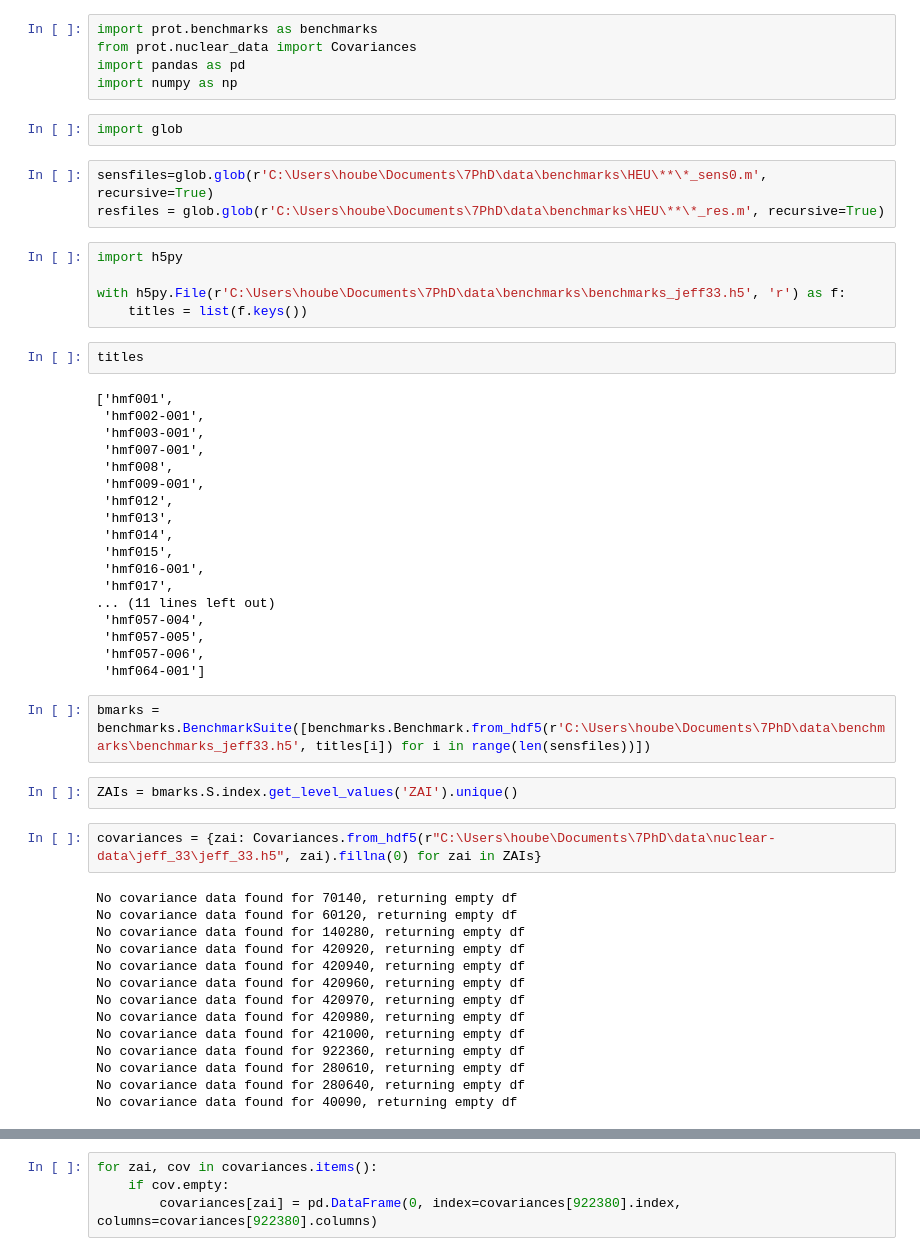
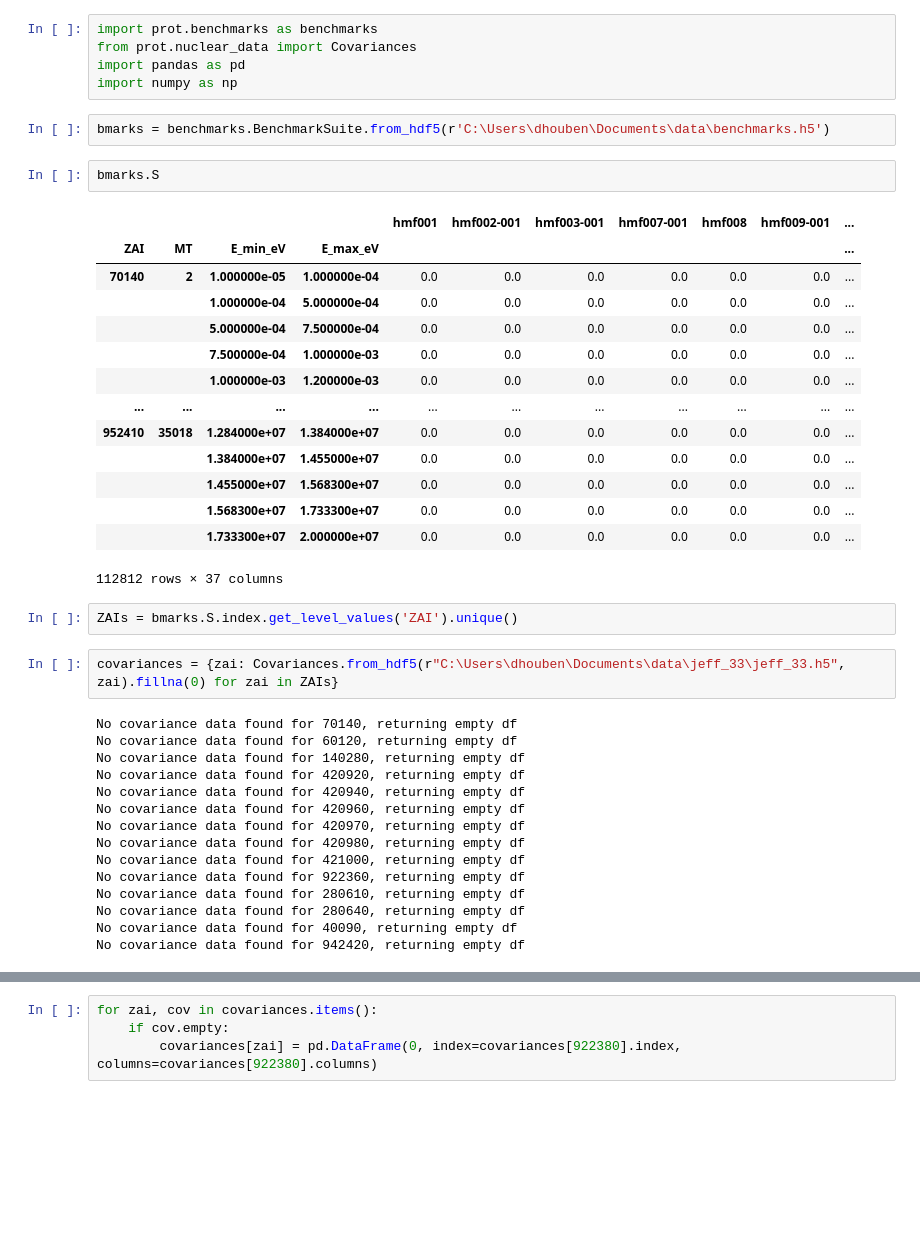
Before and after one commit to daan1392/PROT, a Jupyter notebook: notebooks/sensitivity.ipynb, the cells around one changed output, grey strips where cells are left out. Saved outputs shown, nothing was run; the diff lists cells and outputs as text; blank space fills up the shorter version.

```diff
--- a/notebooks/sensitivity.ipynb
+++ b/notebooks/sensitivity.ipynb
@@ -11,42 +11,29 @@ import prot.benchmarks as benchmarks
 from prot.nuclear_data import Covariances
 import pandas as pd
 import numpy as np
-# %%
-import glob
-# %%
-sensfiles=glob.glob(r'C:\Users\hoube\Documents\7PhD\data\benchmarks\HEU\**\*_sens0.m', recursive=True)
-resfiles = glob.glob(r'C:\Users\hoube\Documents\7PhD\data\benchmarks\HEU\**\*_res.m', recursive=True)
-# %%
-import h5py
-
-with h5py.File(r'C:\Users\hoube\Documents\7PhD\data\benchmarks\benchmarks_jeff33.h5', 'r') as f:
-    titles = list(f.keys())
-# %%
-titles
-# %% [output]
-['hmf001',
- 'hmf002-001',
- 'hmf003-001',
- 'hmf007-001',
- 'hmf008',
- 'hmf009-001',
- 'hmf012',
- 'hmf013',
- 'hmf014',
- 'hmf015',
- 'hmf016-001',
- 'hmf017',
-... (11 lines left out)
- 'hmf057-004',
- 'hmf057-005',
- 'hmf057-006',
- 'hmf064-001']
 # %%
-bmarks = benchmarks.BenchmarkSuite([benchmarks.Benchmark.from_hdf5(r'C:\Users\hoube\Documents\7PhD\data\benchmarks\benchmarks_jeff33.h5', titles[i]) for i in range(len(sensfiles))])
+bmarks = benchmarks.BenchmarkSuite.from_hdf5(r'C:\Users\dhouben\Documents\data\benchmarks.h5')
+# %%
+bmarks.S
+# %% [output]
+|  |  |  |  | hmf001 | hmf002-001 | hmf003-001 | hmf007-001 | hmf008 | hmf009-001 | ... |
+| ZAI | MT | E_min_eV | E_max_eV |  |  |  |  |  |  | ... |
+| 70140 | 2 | 1.000000e-05 | 1.000000e-04 | 0.0 | 0.0 | 0.0 | 0.0 | 0.0 | 0.0 | ... |
+|  |  | 1.000000e-04 | 5.000000e-04 | 0.0 | 0.0 | 0.0 | 0.0 | 0.0 | 0.0 | ... |
+|  |  | 5.000000e-04 | 7.500000e-04 | 0.0 | 0.0 | 0.0 | 0.0 | 0.0 | 0.0 | ... |
+|  |  | 7.500000e-04 | 1.000000e-03 | 0.0 | 0.0 | 0.0 | 0.0 | 0.0 | 0.0 | ... |
+|  |  | 1.000000e-03 | 1.200000e-03 | 0.0 | 0.0 | 0.0 | 0.0 | 0.0 | 0.0 | ... |
+| ... | ... | ... | ... | ... | ... | ... | ... | ... | ... | ... |
+| 952410 | 35018 | 1.284000e+07 | 1.384000e+07 | 0.0 | 0.0 | 0.0 | 0.0 | 0.0 | 0.0 | ... |
+|  |  | 1.384000e+07 | 1.455000e+07 | 0.0 | 0.0 | 0.0 | 0.0 | 0.0 | 0.0 | ... |
+|  |  | 1.455000e+07 | 1.568300e+07 | 0.0 | 0.0 | 0.0 | 0.0 | 0.0 | 0.0 | ... |
+|  |  | 1.568300e+07 | 1.733300e+07 | 0.0 | 0.0 | 0.0 | 0.0 | 0.0 | 0.0 | ... |
+|  |  | 1.733300e+07 | 2.000000e+07 | 0.0 | 0.0 | 0.0 | 0.0 | 0.0 | 0.0 | ... |
+112812 rows × 37 columns
 # %%
 ZAIs = bmarks.S.index.get_level_values('ZAI').unique()
 # %%
-covariances = {zai: Covariances.from_hdf5(r"C:\Users\hoube\Documents\7PhD\data\nuclear-data\jeff_33\jeff_33.h5", zai).fillna(0) for zai in ZAIs}
+covariances = {zai: Covariances.from_hdf5(r"C:\Users\dhouben\Documents\data\jeff_33\jeff_33.h5", zai).fillna(0) for zai in ZAIs}
 # %% [output]
 No covariance data found for 70140, returning empty df
 No covariance data found for 60120, returning empty df
@@ -61,3 +48,4 @@ No covariance data found for 922360, returning empty df
 No covariance data found for 280610, returning empty df
 No covariance data found for 280640, returning empty df
 No covariance data found for 40090, returning empty df
+No covariance data found for 942420, returning empty df
```
Also changed, not shown: parts of 10 cells of this notebook, 2 other files.
